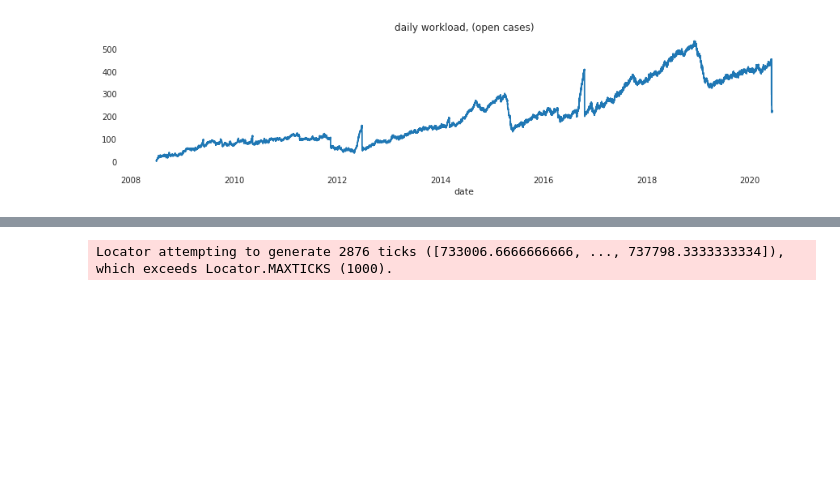
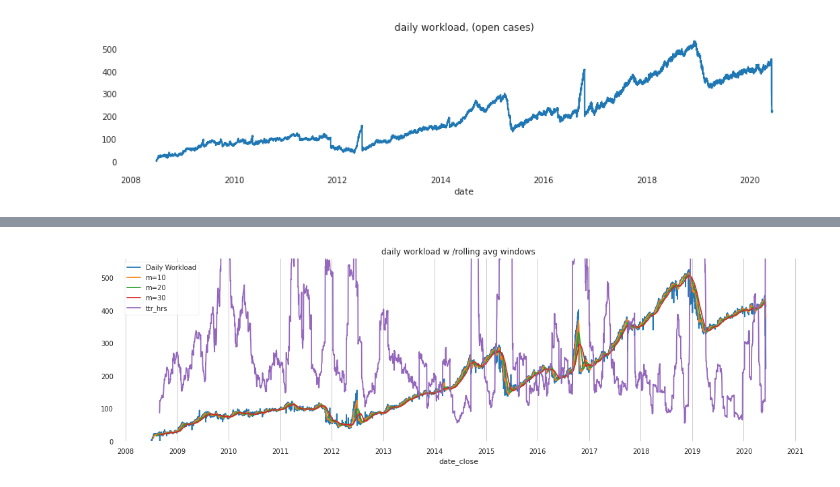
Before and after one commit to dmhliu/DS-Unit-2-Build-dmhliu, a Jupyter notebook: build2.ipynb, the cells around one changed output, grey strips where cells are left out. Drawn from its saved outputs; the diff is of its cells as text; code cells hidden in the pictures; blank space fills up the shorter version.

```diff
--- a/build2.ipynb
+++ b/build2.ipynb
@@ -432,35 +500,39 @@ plt.show()
 # %%
 closed_ttr_day = test.working.copy()
+closed_ttr_day['ttr_sec'] = closed_ttr_day['ttr']  #keep seconds
+closed_ttr_day['ttr'] = closed_ttr_day['ttr'].dt.total_seconds()/3600   #convert to hours
+
 closed_ttr_day['date_close'] = pd.DatetimeIndex(closed_ttr_day.Closed).date
 
-closed_ttr_day = closed_ttr_day.groupby('date_close')[['CaseID','workload','ttr']].agg({'CaseID': 'count', 'workload': np.mean, 'ttr': max})
-closed_ttr_day.columns=['case_count','daily_workload', 'avg_ttr']
+closed_ttr_day = closed_ttr_day.groupby('date_close')[['CaseID','workload','ttr']].agg({'CaseID': 'count', 'workload': np.mean, 'ttr': 'mean'})
+closed_ttr_day.columns=['case_count','daily_workload', 'avg_ttr_hours']
 
 
 years = mdates.YearLocator()   # every year
 months = mdates.MonthLocator()  # every month
 years_fmt = mdates.DateFormatter('%Y')
 
 
 ax= closed_ttr_day.daily_workload.plot(figsize=(18,5))
 
 closed_ttr_day.daily_workload.rolling(window=10).mean().plot(ax=ax)
 closed_ttr_day.daily_workload.rolling(window=30).mean().plot(ax=ax)
 closed_ttr_day.daily_workload.rolling(window=50).mean().plot(ax=ax)
+
+closed_ttr_day.avg_ttr_hours.rolling(window=50).mean().plot(ax=ax)
+
+
 ax.set_title('daily workload w /rolling avg windows')
 
 ax.xaxis.grid(True, which='major')
 
 ax.set_ylim(0,560)
 ax.xaxis.set_major_locator(years)
 ax.xaxis.set_minor_locator(months)
 ax.xaxis.set_major_formatter(years_fmt)
-ax.xaxis.set_major_locator(MultipleLocator(20))
-ax.xaxis.set_minor_locator(AutoMinorLocator(12))
 
 
-
-ax.legend(['Daily Workload', 'm=10', 'm=20', 'm=30'])
+ax.legend(['Daily Workload', 'm=10', 'm=20', 'm=30', 'ttr_hrs'])
 plt.show()
 # %% [output]
-Locator attempting to generate 2876 ticks ([733006.6666666666, ..., 737798.3333333334]), which exceeds Locator.MAXTICKS (1000).
+[figure, added]
```
Also changed, not shown: parts of 12 cells of this notebook.
